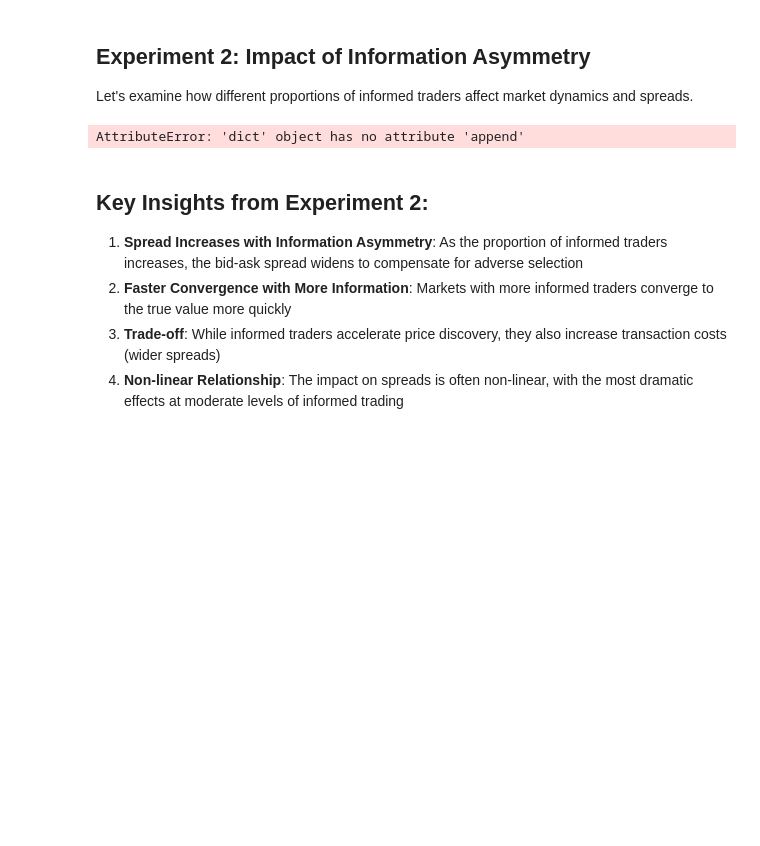
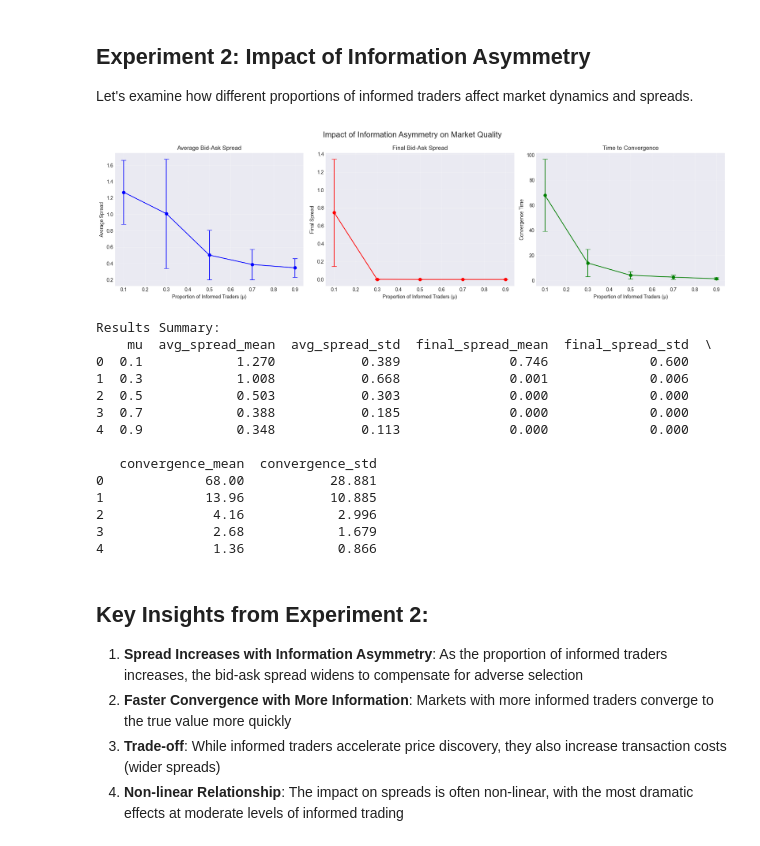
Before and after one commit to crypt0grapher/glosten-milgrom-mm, a Jupyter notebook: glosten_milgrom_notebook.ipynb, the cells around one changed output. Cells and saved outputs as stored; diff of their text form; code cells hidden in the pictures; blank space fills up the shorter version.

```diff
--- a/glosten_milgrom_notebook.ipynb
+++ b/glosten_milgrom_notebook.ipynb
@@ -322,7 +324,7 @@ mu_values = [0.1, 0.3, 0.5, 0.7, 0.9]
 n_simulations = 50
 n_periods = 100
 
-results = {}
+results = []  # Changed from {} to []
 
 for mu in mu_values:
     avg_spreads = []
@@ -374,34 +376,48 @@ ax1.errorbar(results_df['mu'], results_df['avg_spread_mean'],
              yerr=results_df['avg_spread_std'], fmt='o-', capsize=5, color='blue')
 ax1.set_xlabel('Proportion of Informed Traders (μ)')
 ax1.set_ylabel('Average Spread')
 ax1.set_title('Average Bid-Ask Spread')
 ax1.grid(True, alpha=0.3)
 
 # Plot 2: Final Spread vs Proportion of Informed Traders
 ax2 = axes[1]
 ax2.errorbar(results_df['mu'], results_df['final_spread_mean'],
              yerr=results_df['final_spread_std'], fmt='o-', capsize=5, color='red')
 ax2.set_xlabel('Proportion of Informed Traders (μ)')
 ax2.set_ylabel('Final Spread')
 ax2.set_title('Final Bid-Ask Spread')
 ax2.grid(True, alpha=0.3)
 
 # Plot 3: Convergence Time vs Proportion of Informed Traders
 ax3 = axes[2]
 ax3.errorbar(results_df['mu'], results_df['convergence_mean'],
              yerr=results_df['convergence_std'], fmt='o-', capsize=5, color='green')
 ax3.set_xlabel('Proportion of Informed Traders (μ)')
 ax3.set_ylabel('Convergence Time')
 ax3.set_title('Time to Convergence')
 ax3.grid(True, alpha=0.3)
 
 plt.tight_layout()
 plt.show()
 
 print("\nResults Summary:")
 print(results_df.round(3))
 # %% [output]
+[figure, added]
-AttributeError: 'dict' object has no attribute 'append'
+Results Summary:
+    mu  avg_spread_mean  avg_spread_std  final_spread_mean  final_spread_std  \
+0  0.1            1.270           0.389              0.746             0.600
+1  0.3            1.008           0.668              0.001             0.006
+2  0.5            0.503           0.303              0.000             0.000
+3  0.7            0.388           0.185              0.000             0.000
+4  0.9            0.348           0.113              0.000             0.000
+
+   convergence_mean  convergence_std
+0             68.00           28.881
+1             13.96           10.885
+2              4.16            2.996
+3              2.68            1.679
+4              1.36            0.866
 # %% [markdown]
 ## Key Insights from Experiment 2:
 
```
Also changed, not shown: parts of 3 cells of this notebook.
